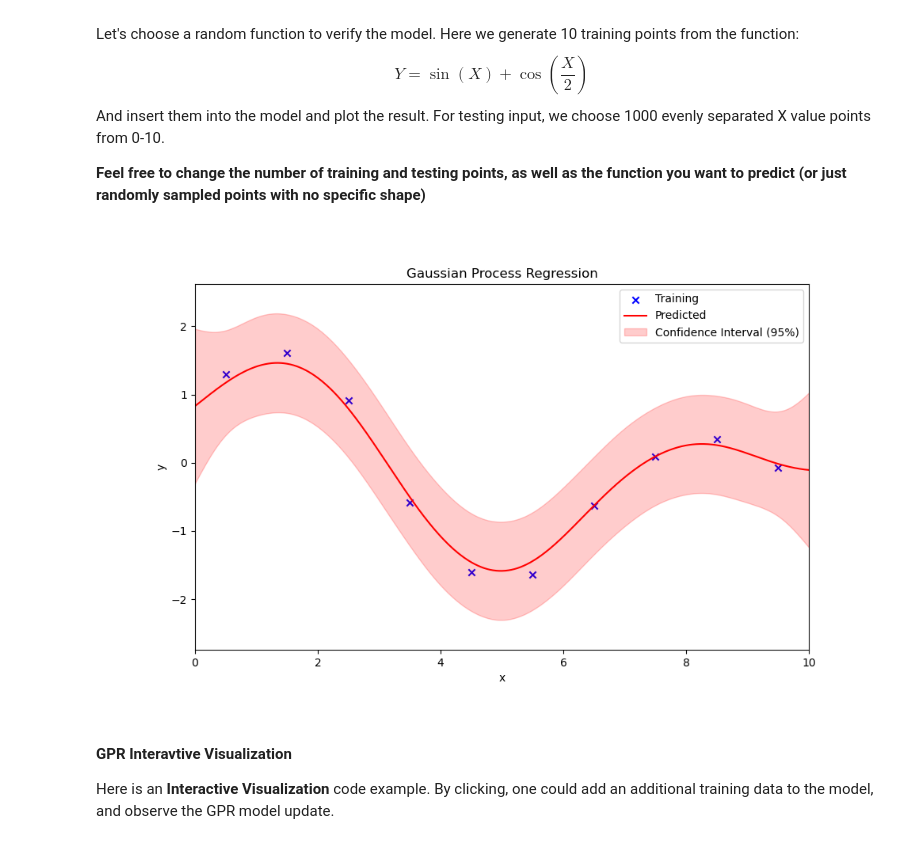
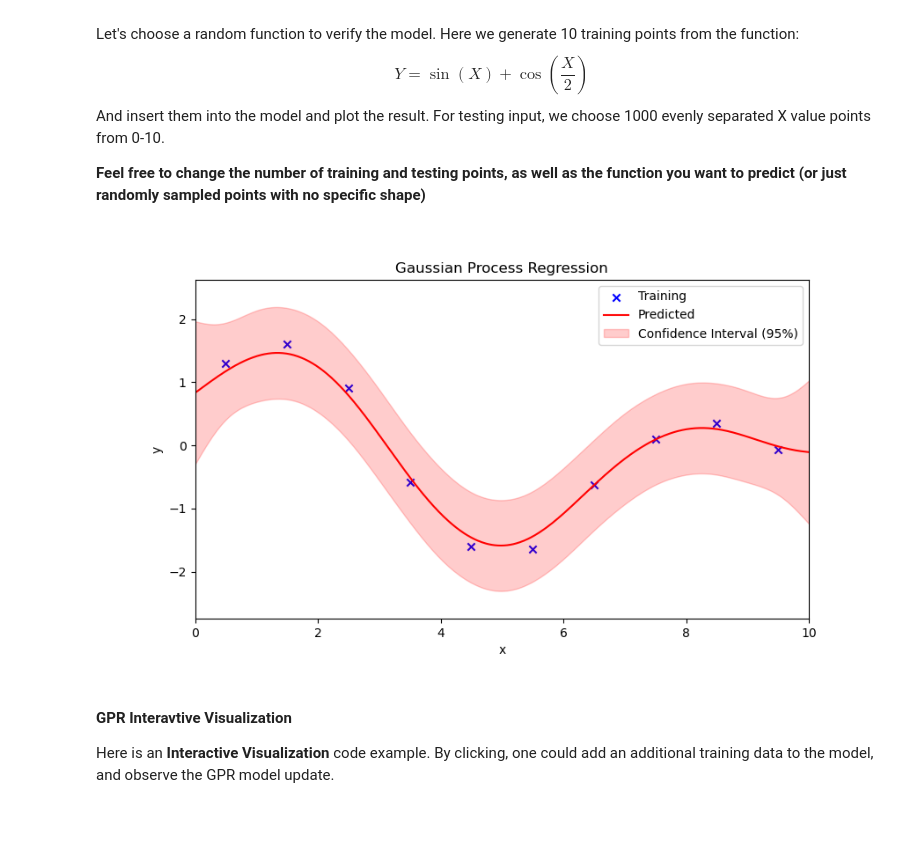
Before and after one commit to hansoncjc/GP-BO-Clustering-Tutorials, a Jupyter notebook: Gaussian Process.ipynb, the cells around one changed output. Saved outputs shown, nothing was run; the diff lists cells and outputs as text; code cells hidden in the pictures.

```diff
--- a/Gaussian Process.ipynb
+++ b/Gaussian Process.ipynb
@@ -448,35 +448,35 @@ Y_train = np.sin(X_train) +  np.cos(X_train/2) + 0.1* np.random.randn(n) # Train
 X_test = np.linspace(0, 10,num = m)
 
 # Implement model
 mu_star, cov_star = make_pred(X_train, Y_train, X_test, tau, l, sigma2)
 std_star = np.sqrt(np.diag(cov_star)) # STD is the sqrt of the predictive covariance diagonal
 
 # Plot posterior predictions
-plt.figure(figsize=(10, 6),dpi=100)
+plt.figure(figsize=(9, 5),dpi=100)
 plt.scatter(X_train, Y_train, color='blue', label='Training', marker='x')
 plt.plot(X_test, mu_star, color = 'red', label = "Predicted")
 plt.fill_between(
     X_test.ravel(),
     mu_star.ravel() - 1.96 * std_star,
     mu_star.ravel() + 1.96 * std_star,
     color='red',
     alpha=0.2,
     label='Confidence Interval (95%)'
 )
 plt.xlabel("x")
 plt.ylabel("y")
 plt.xlim([0,10])
 plt.ylim(
     mu_star.min() - 2 * std_star.max(),
     mu_star.max() + 2 * std_star.max()
 )
 #for i, sample in enumerate(samples):
 #    plt.plot(X_test, sample, linestyle='--', label=f'Sample {i+1}')
 plt.legend()
 plt.title('Gaussian Process Regression')
 plt.show()
 # %% [output]
-[figure, old version]
+[figure, new version]
 # %% [markdown]
 #### GPR Interavtive Visualization
 Here is an **Interactive Visualization** code example. By clicking, one could add an additional training data to the model, and observe the GPR model update.
```
Also changed, not shown: parts of 9 cells of this notebook.
